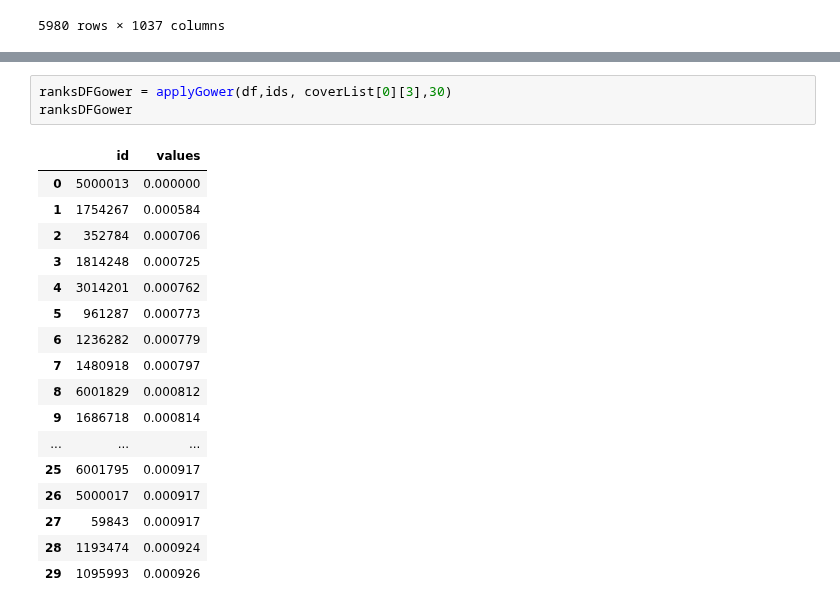
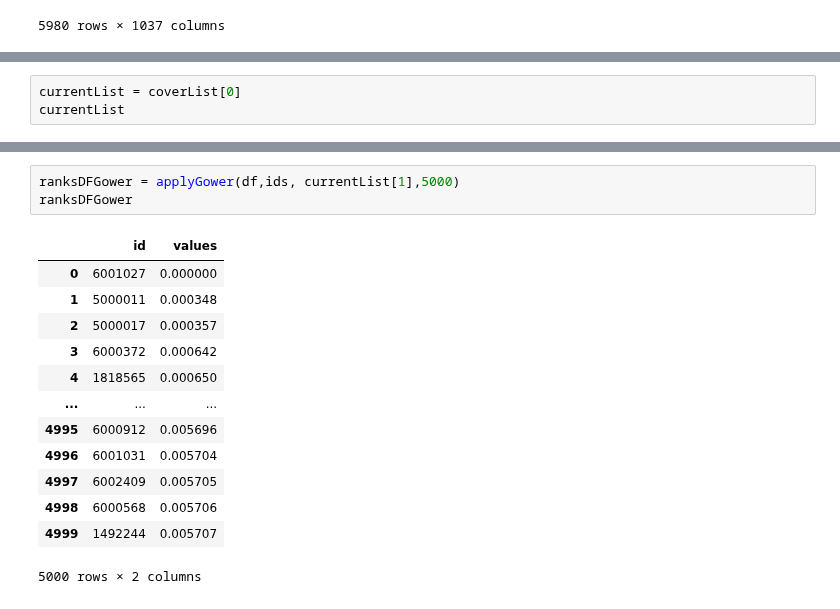
Before and after one commit to skarensmoll/thesisMusikRecommender, a Jupyter notebook: Experiments/06-14-Gower-Modeling.ipynb, the cells around one changed output, grey strips where cells are left out. Saved outputs shown, nothing was run; the diff lists cells and outputs as text.

Commit message:
update SearchInfo Cover[0]

```diff
--- a/Experiments/06-14-Gower-Modeling.ipynb
+++ b/Experiments/06-14-Gower-Modeling.ipynb
@@ -99,0 +103,3 @@ coverList[0]
+# %%
+currentList = coverList[0]
+currentList
@@ -100,21 +121,17 @@ coverList[0]
 # %%
-ranksDFGower = applyGower(df,ids, coverList[0][3],30)
+ranksDFGower = applyGower(df,ids, currentList[1],5000)
 ranksDFGower
 # %% [output]
 |  | id | values |
-| 0 | 5000013 | 0.000000 |
-| 1 | 1754267 | 0.000584 |
-| 2 | 352784 | 0.000706 |
-| 3 | 1814248 | 0.000725 |
-| 4 | 3014201 | 0.000762 |
-| 5 | 961287 | 0.000773 |
-| 6 | 1236282 | 0.000779 |
-| 7 | 1480918 | 0.000797 |
-| 8 | 6001829 | 0.000812 |
-| 9 | 1686718 | 0.000814 |
+| 0 | 6001027 | 0.000000 |
+| 1 | 5000011 | 0.000348 |
+| 2 | 5000017 | 0.000357 |
+| 3 | 6000372 | 0.000642 |
+| 4 | 1818565 | 0.000650 |
 | ... | ... | ... |
-| 25 | 6001795 | 0.000917 |
-| 26 | 5000017 | 0.000917 |
-| 27 | 59843 | 0.000917 |
-| 28 | 1193474 | 0.000924 |
-| 29 | 1095993 | 0.000926 |
+| 4995 | 6000912 | 0.005696 |
+| 4996 | 6001031 | 0.005704 |
+| 4997 | 6002409 | 0.005705 |
+| 4998 | 6000568 | 0.005706 |
+| 4999 | 1492244 | 0.005707 |
+5000 rows × 2 columns
```
Also changed, not shown: parts of 4 cells of this notebook, 1 other file.
